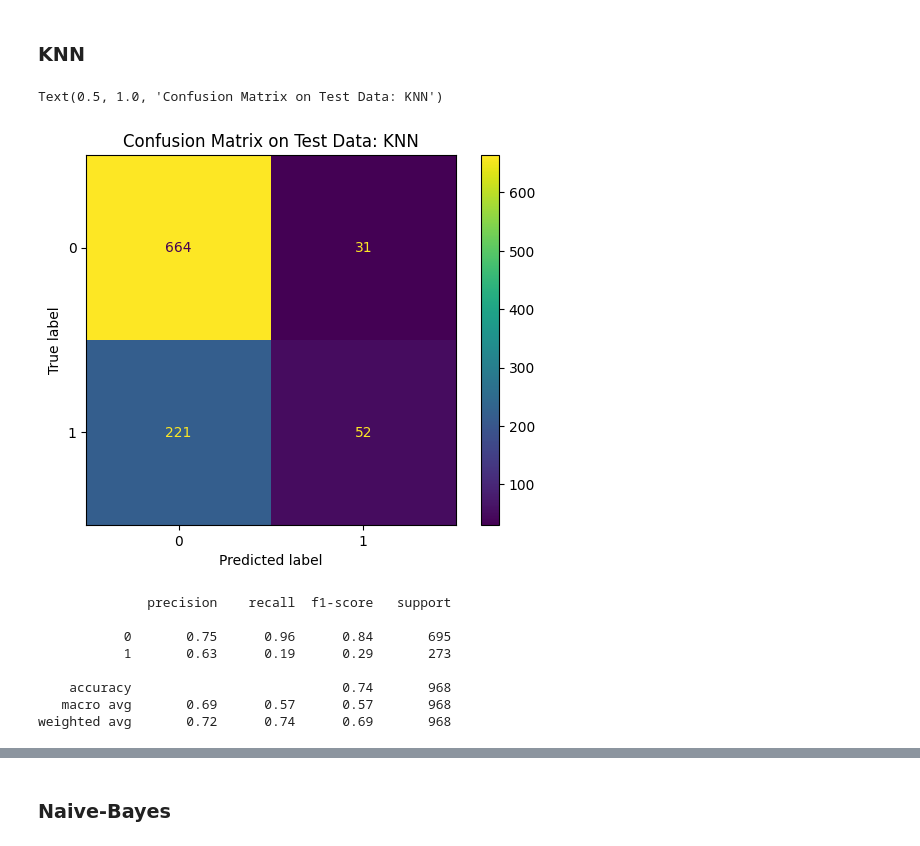
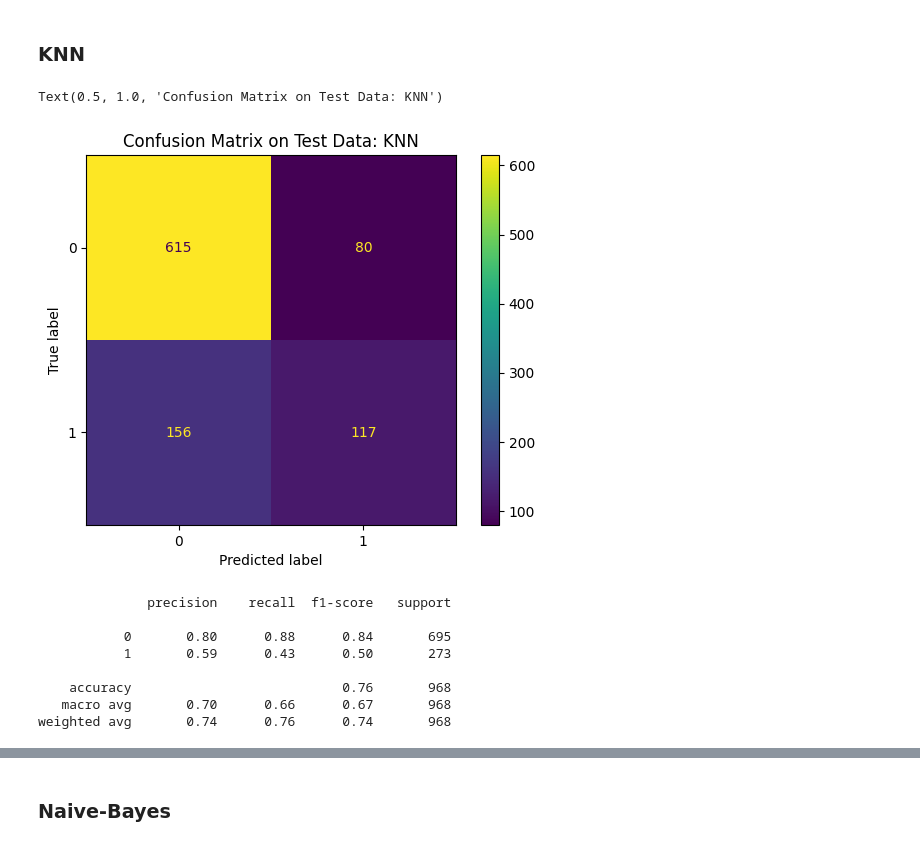
Before and after one commit to jiroamato/Stock-Trend-Prediction-With-NLP, a Jupyter notebook: notebooks/2-NLP-Preprocessing-Modelling.ipynb, the cells around one changed output, grey strips where cells are left out. Cells and saved outputs as stored; diff of their text form; code cells hidden in the pictures.

```diff
--- a/notebooks/2-NLP-Preprocessing-Modelling.ipynb
+++ b/notebooks/2-NLP-Preprocessing-Modelling.ipynb
@@ -1108,23 +1130,28 @@ weighted avg       0.82      0.81      0.78       968
 ### KNN
 # %%
 # Confusion Matrix
-ConfusionMatrixDisplay.from_estimator(KNN, X_test, y_test)
+
+scaler = StandardScaler().fit(X_test)
+X_test_scaled = scaler.transform(X_test)
+
+ConfusionMatrixDisplay.from_estimator(KNN, X_test_scaled, y_test)
 plt.title('Confusion Matrix on Test Data: KNN')
 # %% [output]
 Text(0.5, 1.0, 'Confusion Matrix on Test Data: KNN')
-[figure, old version]
+[figure, new version]
 # %%
 # Classification Report
-y_pred_KNN = KNN.predict(X_test)
+
+y_pred_KNN = KNN.predict(X_test_scaled)
 
 report_KNN = classification_report(y_test, y_pred_KNN)
 print(report_KNN)
 # %% [output]
               precision    recall  f1-score   support
 
-           0       0.75      0.96      0.84       695
-           1       0.63      0.19      0.29       273
+           0       0.80      0.88      0.84       695
+           1       0.59      0.43      0.50       273
 
-    accuracy                           0.74       968
-   macro avg       0.69      0.57      0.57       968
-weighted avg       0.72      0.74      0.69       968
+    accuracy                           0.76       968
+   macro avg       0.70      0.66      0.67       968
+weighted avg       0.74      0.76      0.74       968
```
Also changed, not shown: parts of 6 cells of this notebook.
